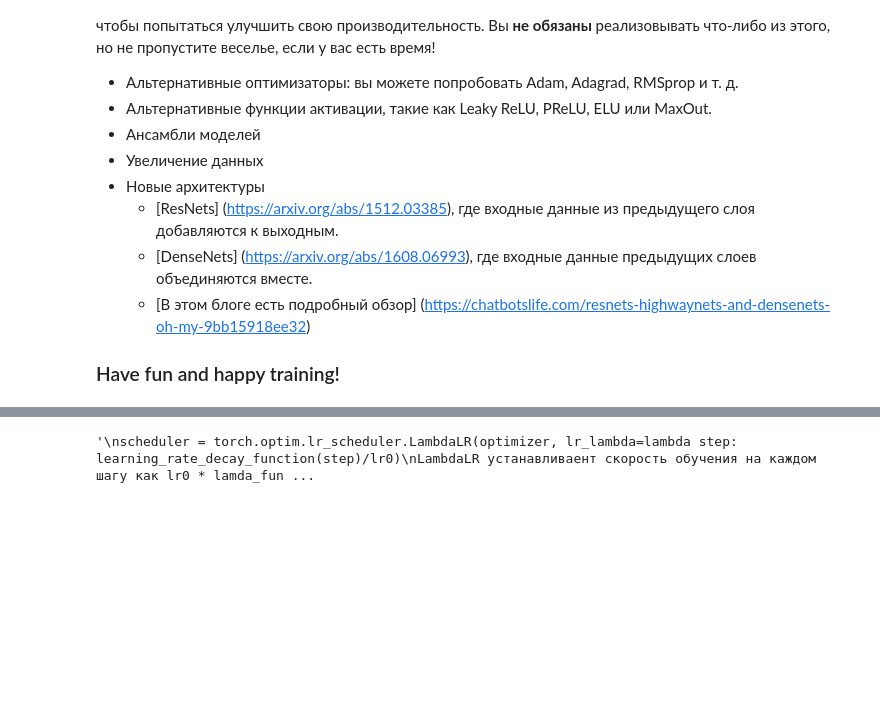
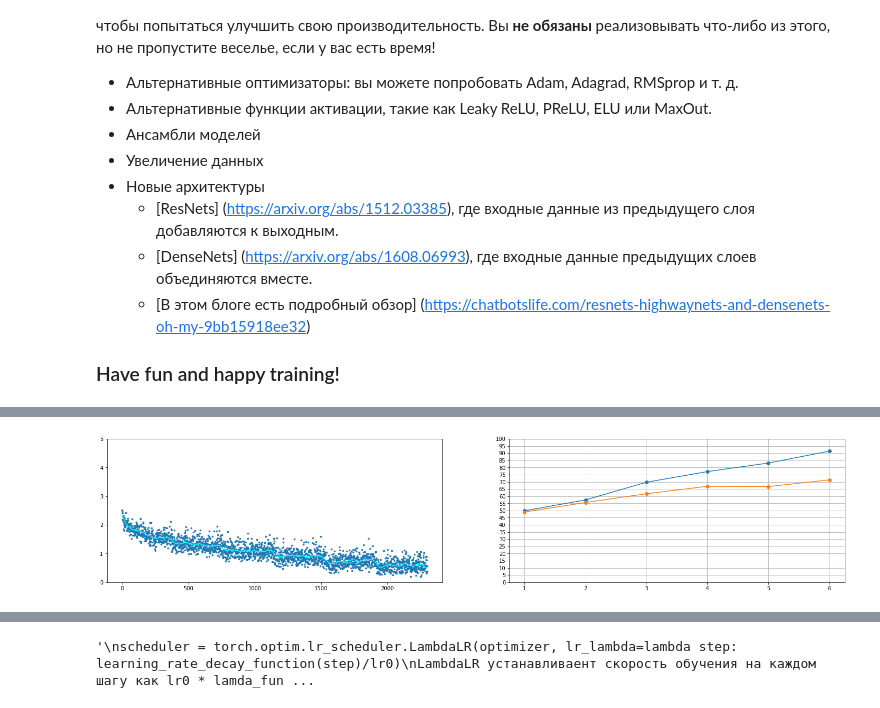
Before and after one commit to exp20/cs231n, a Jupyter notebook: assignment2/PyTorch.ipynb, the cells around one changed output, grey strips where cells are left out. Drawn from its saved outputs; the diff is of its cells as text; code cells hidden in the pictures; blank space fills up the shorter version.

```diff
--- a/assignment2/PyTorch.ipynb
+++ b/assignment2/PyTorch.ipynb
@@ -1142,0 +1454,2 @@ def training_loop(model, optimizer, loader_train, loader_val, loader_check_train
+# %%
+models_info = random_search_loop(random_gridsearch_loader_train, my_loader_val, loader_check_train_acc,  num_iter = 35, train_epochs = 6)
@@ -1142,0 +1474,6 @@ def training_loop(model, optimizer, loader_train, loader_val, loader_check_train
+# %%
+import pickle as pickle
+'''
+with open('/content/drive/My Drive/{}'.format(FOLDERNAME)+'random_search_models_type_1_2.pkl', 'wb') as f:
+    pickle.dump(models_info, f)
+'''
@@ -1142,0 +1482,25 @@ def training_loop(model, optimizer, loader_train, loader_val, loader_check_train
+# %%
+models_info = None
+with open('/content/drive/My Drive/{}'.format(FOLDERNAME)+'random_search_models_type_1_2.pkl', 'rb') as f:
+    models_info  = pickle.load(f)
+# %%
+sorted_keys = sorted(models_info, key=lambda t : t[1][0], reverse = True)
+i = 0
+for key_arr in  sorted_keys:
+
+  #*model_arch_params, float('%.4g' % lr), format(num_of_learnable_params, ","), loss_history, train_acc_history, val_acc_history]
+  #arch_type, N, M, num_filters, fc_h_sizes, fc_downscale
+  loss = key_arr[0]
+  train_acc = key_arr[1][0]
+  arh_type = models_info[key_arr][0]
+  lr = models_info[key_arr][6]
+  N = models_info[key_arr][1]
+  M = models_info[key_arr][2]
+  conv_filters_numb = models_info[key_arr][3]
+  fc_input_size = models_info[key_arr][4][0]
+  fc_downscale = models_info[key_arr][5]
+  numb_learning_params = models_info[key_arr][7]
+
+  print(i, " min loss: {0}, train acc: {1}, arch.type: {2}, lr: {3}, N,M : {4},{5}, numb.conv.filters: {6}, \t fc.input.size: {7}, \t fc_downscale: {8}, num.of.lrning.params: {9}".
+        format(('%.4g' % loss), ('%.4g' % train_acc), arh_type, ('%.3e'%lr), N, M, conv_filters_numb, fc_input_size, fc_downscale, numb_learning_params))
+  i+=1
@@ -1142,0 +1525,5 @@ def training_loop(model, optimizer, loader_train, loader_val, loader_check_train
+# %%
+loss_history, train_acc_history, val_acc_history = models_info[sorted_keys[9]][-3::]
+plot_model_history(loss_history, train_acc_history, val_acc_history)
+# %% [output]
+[figure, added]
```
Also changed, not shown: parts of 24 cells of this notebook, 1 other file.
